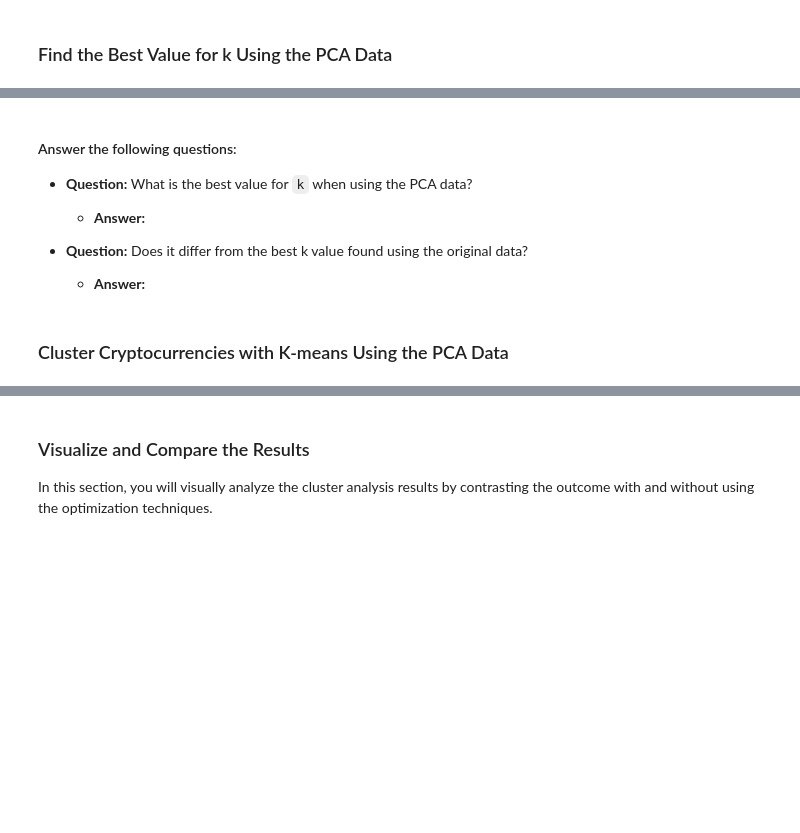
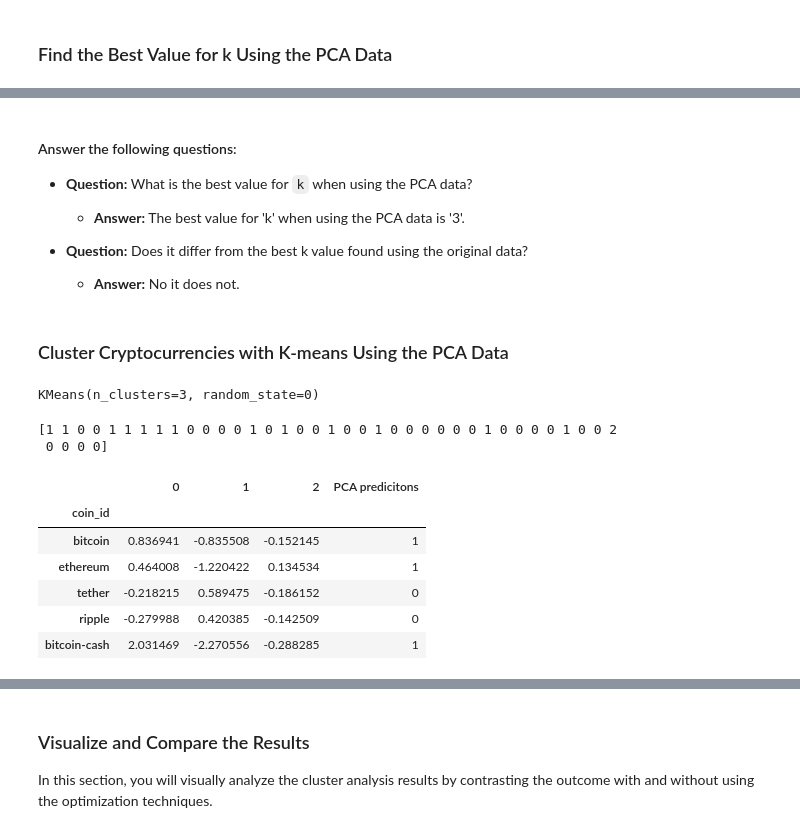
Before and after one commit to chelseapickett/CryptoClustering, a Jupyter notebook: Starter_Code/Crypto_Clustering.ipynb, the cells around one changed output, grey strips where cells are left out. Drawn from its saved outputs; the diff is of its cells as text; code cells hidden in the pictures; blank space fills up the shorter version.

```diff
--- a/Starter_Code/Crypto_Clustering.ipynb
+++ b/Starter_Code/Crypto_Clustering.ipynb
@@ -222,11 +259,16 @@ df_market_data_scaled_predictions.hvplot.scatter(
 # %%
 # Create an empty list to store the inertia values
-
+inertia = []
 
 # Create a for loop to compute the inertia with each possible value of k
 # Inside the loop:
 # 1. Create a KMeans model using the loop counter for the n_clusters
 # 2. Fit the model to the data using `df_market_data_pca`
 # 3. Append the model.inertia_ to the inertia list
+
+for i in k:
+    k_model = KMeans(n_clusters=i, random_state=0)
+    k_model.fit(pca_df)
+    inertia.append(k_model.inertia_)
 # %%
 # Create a dictionary with the data to plot the Elbow curve
@@ -240,30 +292,47 @@ df_market_data_scaled_predictions.hvplot.scatter(
 
 * **Question:** What is the best value for `k` when using the PCA data?
 
-  * **Answer:**
+  * **Answer:** The best value for 'k' when using the PCA data is '3'.
 
 
 * **Question:** Does it differ from the best k value found using the original data?
 
-  * **Answer:**
+  * **Answer:** No it does not.
 # %% [markdown]
 ### Cluster Cryptocurrencies with K-means Using the PCA Data
 # %%
 # Initialize the K-Means model using the best value for k
+model = KMeans(n_clusters=3, random_state=0)
 # %%
 # Fit the K-Means model using the PCA data
+model.fit(pca_df)
+# %% [output]
+KMeans(n_clusters=3, random_state=0)
 # %%
 # Predict the clusters to group the cryptocurrencies using the PCA data
-
+pca_predictions = model.predict(pca_df)
 # Print the resulting array of cluster values.
+print(pca_predictions)
+# %% [output]
+[1 1 0 0 1 1 1 1 1 0 0 0 0 1 0 1 0 0 1 0 0 1 0 0 0 0 0 0 1 0 0 0 0 1 0 0 2
+ 0 0 0 0]
 # %%
 # Create a copy of the DataFrame with the PCA data
-
+pca_3_predictions = pca_df.copy()
 
 # Add a new column to the DataFrame with the predicted clusters
-
+pca_3_predictions["PCA predicitons"] = pca_predictions
 
 # Display sample data
+pca_3_predictions.head()
+# %% [output]
+|  | 0 | 1 | 2 | PCA predicitons |
+| coin_id |  |  |  |  |
+| bitcoin | 0.836941 | -0.835508 | -0.152145 | 1 |
+| ethereum | 0.464008 | -1.220422 | 0.134534 | 1 |
+| tether | -0.218215 | 0.589475 | -0.186152 | 0 |
+| ripple | -0.279988 | 0.420385 | -0.142509 | 0 |
+| bitcoin-cash | 2.031469 | -2.270556 | -0.288285 | 1 |
 # %%
 # Create a scatter plot using hvPlot by setting
 # `x="PC1"` and `y="PC2"`.
```
Also changed, not shown: parts of 18 cells of this notebook.
